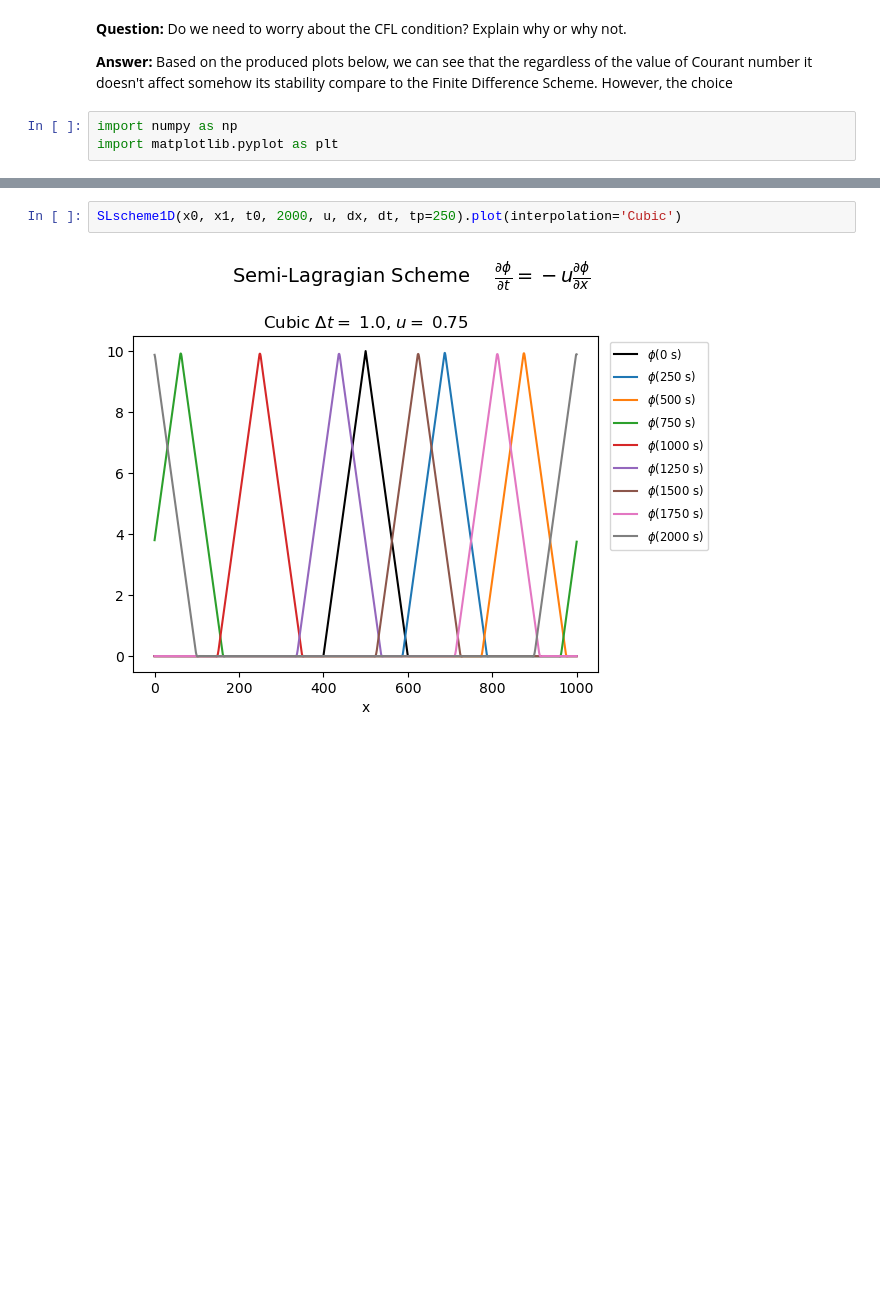
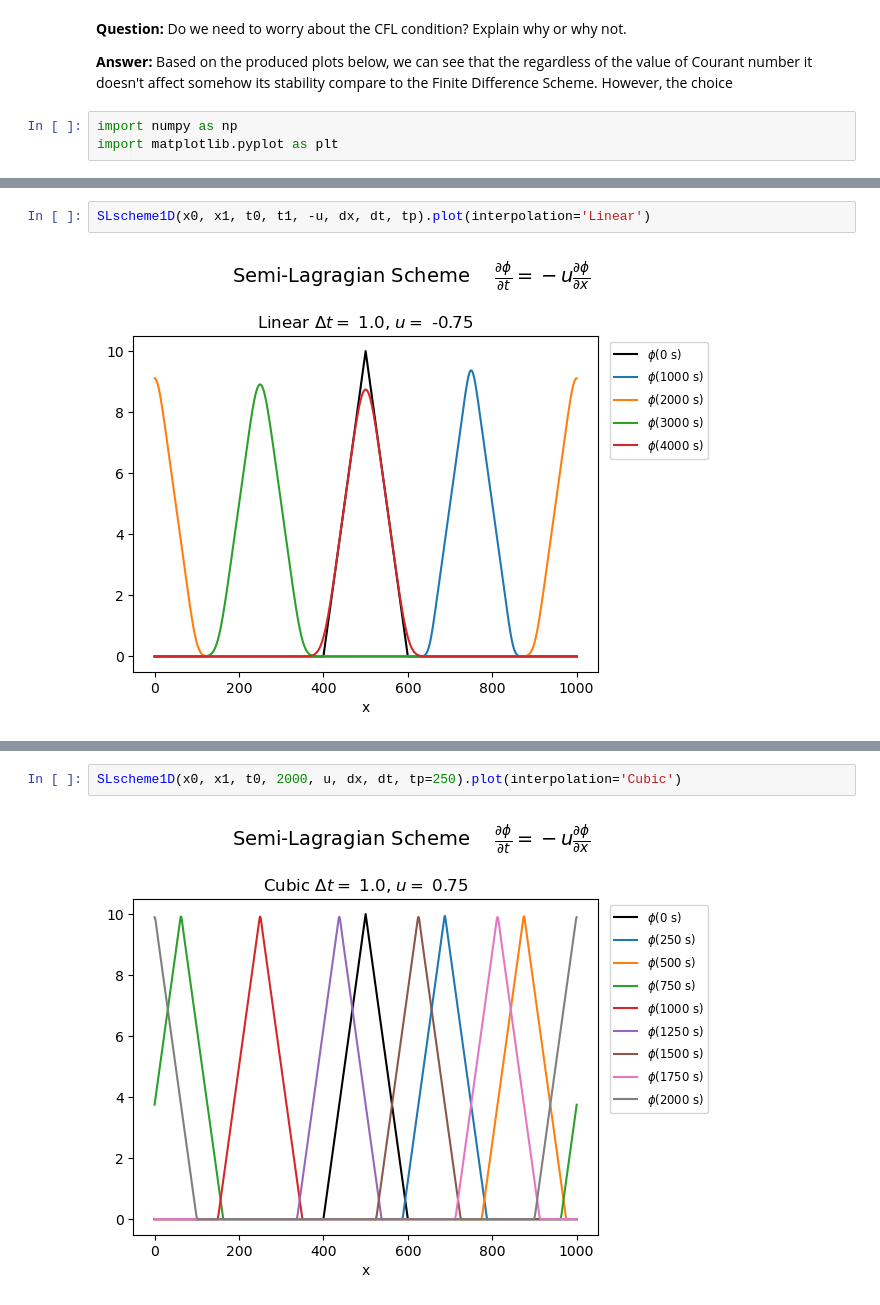
Before and after one commit to llvillanueva/NM2-ESP_2024, a Jupyter notebook: Lesson 4/Python/NM2-E4.ipynb, the cells around one changed output, grey strips where cells are left out. Saved outputs shown, nothing was run; the diff lists cells and outputs as text; blank space fills up the shorter version.

```diff
--- a/Lesson 4/Python/NM2-E4.ipynb
+++ b/Lesson 4/Python/NM2-E4.ipynb
@@ -139,0 +148,4 @@ SLscheme1D(x0, x1, t0, t1, u, dx, dt, tp).plot(interpolation='Cubic')
+# %%
+SLscheme1D(x0, x1, t0, t1, -u, dx, dt, tp).plot(interpolation='Linear')
+# %% [output]
+[figure, added]
```
Also changed, not shown: parts of 9 cells of this notebook, 9 other files.
